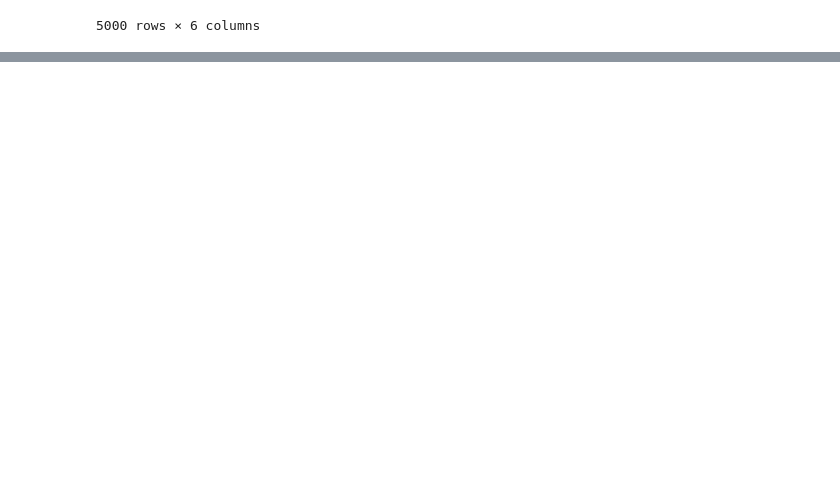
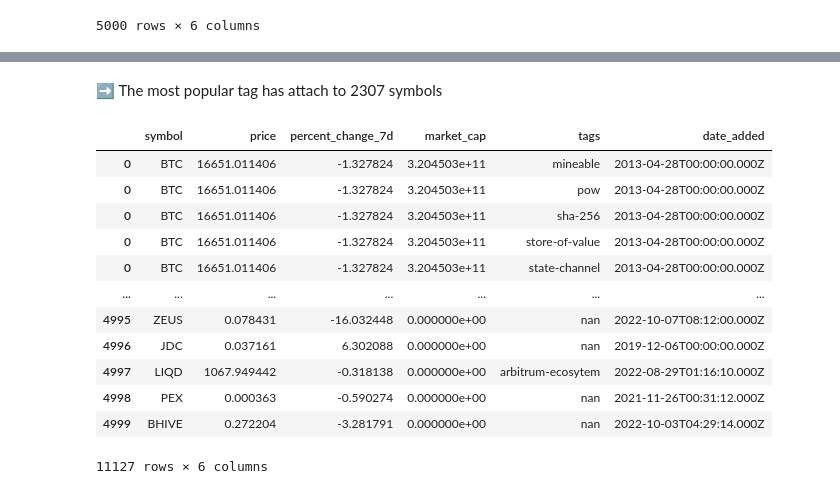
Before and after one commit to nhatruong1009/CryptoPrediction, a Jupyter notebook: src/exploring/Q_Data_Exploration.ipynb, the cells around one changed output, grey strips where cells are left out. Saved outputs shown, nothing was run; the diff lists cells and outputs as text; code cells hidden in the pictures; blank space fills up the shorter version.

```diff
--- a/src/exploring/Q_Data_Exploration.ipynb
+++ b/src/exploring/Q_Data_Exploration.ipynb
@@ -98,0 +301,20 @@ Duplicate symbols:  []
+# %% [markdown]
+<p style="margin-left:2rem">➡️ The most popular tag has attach to 2307 symbols</p>
+# %%
+symbols["tags"] = symbols["tags"].apply(lambda x: str(x).split(","))
+symbols_with_tags_df = symbols.explode("tags")
+symbols_with_tags_df
+# %% [output]
+|  | symbol | price | percent_change_7d | market_cap | tags | date_added |
+| 0 | BTC | 16651.011406 | -1.327824 | 3.204503e+11 | mineable | 2013-04-28T00:00:00.000Z |
+| 0 | BTC | 16651.011406 | -1.327824 | 3.204503e+11 | pow | 2013-04-28T00:00:00.000Z |
+| 0 | BTC | 16651.011406 | -1.327824 | 3.204503e+11 | sha-256 | 2013-04-28T00:00:00.000Z |
+| 0 | BTC | 16651.011406 | -1.327824 | 3.204503e+11 | store-of-value | 2013-04-28T00:00:00.000Z |
+| 0 | BTC | 16651.011406 | -1.327824 | 3.204503e+11 | state-channel | 2013-04-28T00:00:00.000Z |
+| ... | ... | ... | ... | ... | ... | ... |
+| 4995 | ZEUS | 0.078431 | -16.032448 | 0.000000e+00 | nan | 2022-10-07T08:12:00.000Z |
+| 4996 | JDC | 0.037161 | 6.302088 | 0.000000e+00 | nan | 2019-12-06T00:00:00.000Z |
+| 4997 | LIQD | 1067.949442 | -0.318138 | 0.000000e+00 | arbitrum-ecosytem | 2022-08-29T01:16:10.000Z |
+| 4998 | PEX | 0.000363 | -0.590274 | 0.000000e+00 | nan | 2021-11-26T00:31:12.000Z |
+| 4999 | BHIVE | 0.272204 | -3.281791 | 0.000000e+00 | nan | 2022-10-03T04:29:14.000Z |
+11127 rows × 6 columns
```
Also changed, not shown: parts of 51 cells of this notebook.
